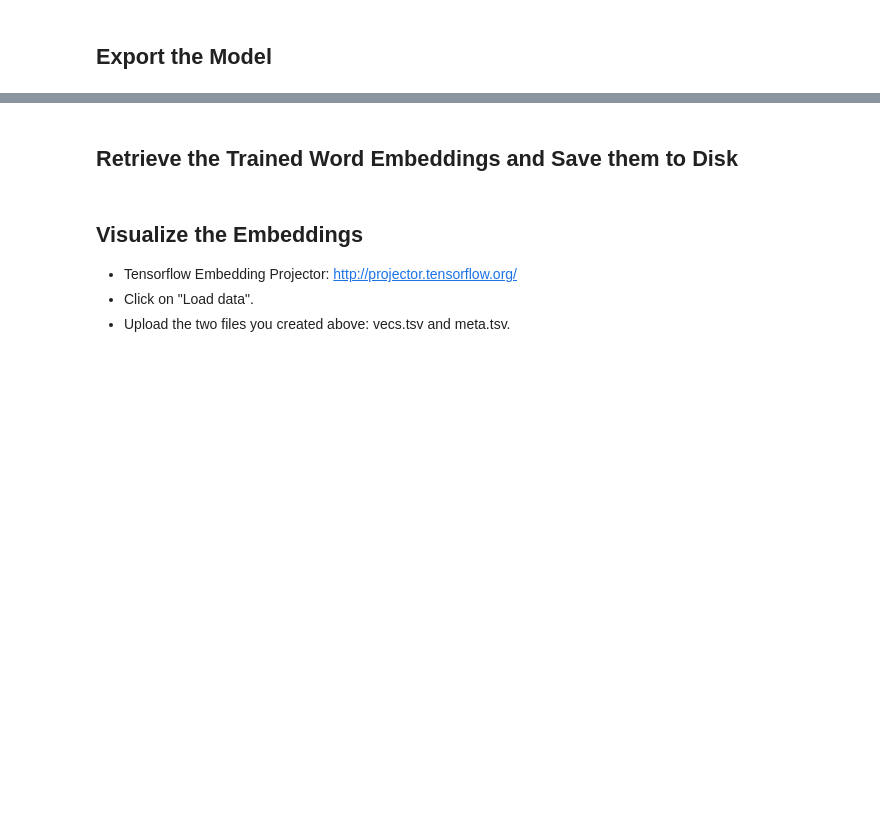
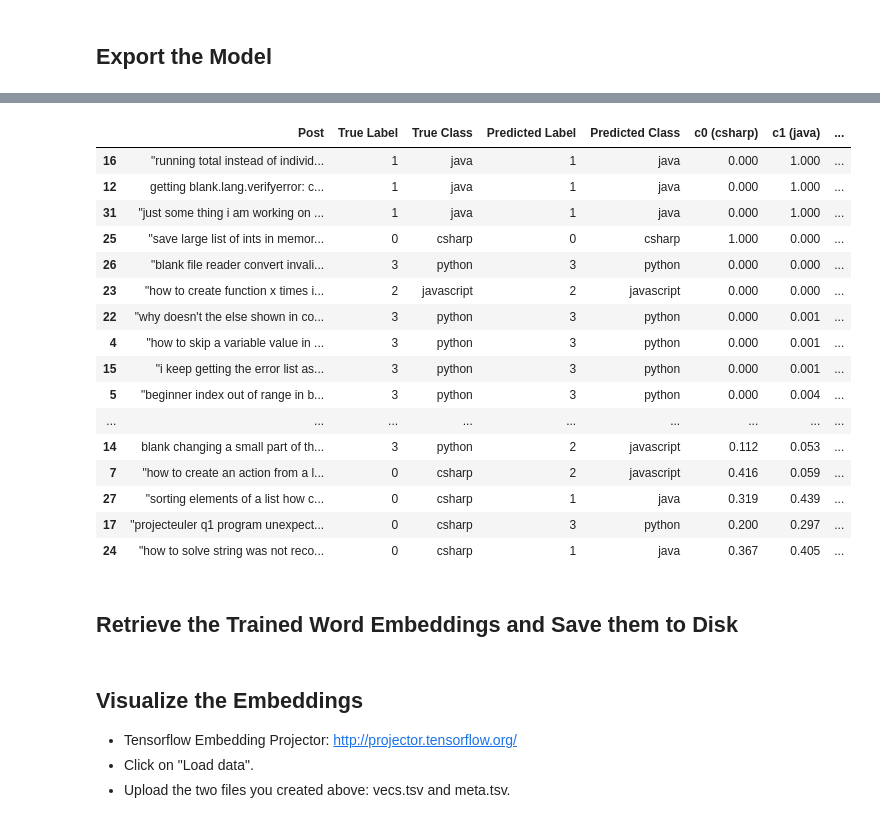
Before and after one commit to daddyjab/nlp_explore, a Jupyter notebook: nlp_tf_basic_text_class_multiclass-hpt.ipynb, the cells around one changed output, grey strips where cells are left out. Drawn from its saved outputs; the diff is of its cells as text; code cells hidden in the pictures; blank space fills up the shorter version.

```diff
--- a/nlp_tf_basic_text_class_multiclass-hpt.ipynb
+++ b/nlp_tf_basic_text_class_multiclass-hpt.ipynb
@@ -271,14 +284,14 @@ Epoch 1/2
 ## Train the Tuned Model
 # %%
 # Stop epochs if validation loss is increasing
-earlystopping_callback = tf.keras.callbacks.EarlyStopping(monitor='val_loss', patience=10)
+earlystopping_callback = tf.keras.callbacks.EarlyStopping(monitor='val_loss', patience=5)
 
 # Train the model with the optimal hyperparameters obtained from the tuner search above
 model = tuner.hypermodel.build(best_hps)
 history = model.fit(
     train_ds,
     validation_data=val_ds,
-    epochs=100,
+    epochs=150,
     callbacks=[tensorboard_callback, earlystopping_callback]
     )
 
@@ -289,7 +320,7 @@ print('Best epoch: %d' % (best_epoch,))
 # Reinstantiate and retrain the model with the
 # optimal hyperparameters and optimal number of epochs determined above
 hypermodel = tuner.hypermodel.build(best_hps)
-history = model.fit(
+history = hypermodel.fit(
     train_ds,
     validation_data=val_ds,
     epochs=best_epoch,
@@ -338,28 +415,46 @@ print(accuracy)
 # %%
 # Some test examples
-n_examples = 16
+n_examples = 32
 examples_np = [ x for x in raw_test_ds.take(n_examples).as_numpy_iterator() ]
 examples = [ x[0][0].decode() for x in examples_np ]
 true_labels = [ x[1][0] for x in examples_np ]
 true_classes = [ raw_train_ds.class_names[label] for label in true_labels ]
 
 preds = export_model.predict(examples)
 pred_labels = list(np.argmax(preds, axis=1))
 pred_classes = [ raw_train_ds.class_names[label] for label in pred_labels ]
 r_df = pd.concat([
         pd.DataFrame( {'Post': examples,
                        'True Label': true_labels, 'True Class': true_classes,
                        'Predicted Label': pred_labels, 'Predicted Class': pred_classes
                       }),
         pd.DataFrame( preds, columns=['c0 (csharp)', 'c1 (java)', 'c2 (javascript)', 'c3 (python)'] ),
         pd.DataFrame( np.max(preds, axis=1) / np.mean(preds, axis=1), columns=['max/mean'] )
         ], axis=1 )
 r_df['Prediction Correct'] = r_df['Predicted Label'] == r_df['True Label']
 r_df = r_df[['Post', 'True Label', 'True Class', 'Predicted Label',
        'Predicted Class', 'c0 (csharp)', 'c1 (java)', 'c2 (javascript)',
        'c3 (python)', 'max/mean', 'Prediction Correct']]
 r_df.sort_values(by=['Prediction Correct', 'max/mean'], ascending=[False, False], inplace=True)
 r_df
+# %% [output]
+|  | Post | True Label | True Class | Predicted Label | Predicted Class | c0 (csharp) | c1 (java) | ... |
+| 16 | "running total instead of individ... | 1 | java | 1 | java | 0.000 | 1.000 | ... |
+| 12 | getting blank.lang.verifyerror: c... | 1 | java | 1 | java | 0.000 | 1.000 | ... |
+| 31 | "just some thing i am working on ... | 1 | java | 1 | java | 0.000 | 1.000 | ... |
+| 25 | "save large list of ints in memor... | 0 | csharp | 0 | csharp | 1.000 | 0.000 | ... |
+| 26 | "blank file reader convert invali... | 3 | python | 3 | python | 0.000 | 0.000 | ... |
+| 23 | "how to create function x times i... | 2 | javascript | 2 | javascript | 0.000 | 0.000 | ... |
+| 22 | "why doesn't the else shown in co... | 3 | python | 3 | python | 0.000 | 0.001 | ... |
+| 4 | "how to skip a variable value in ... | 3 | python | 3 | python | 0.000 | 0.001 | ... |
+| 15 | "i keep getting the error list as... | 3 | python | 3 | python | 0.000 | 0.001 | ... |
+| 5 | "beginner index out of range in b... | 3 | python | 3 | python | 0.000 | 0.004 | ... |
+| ... | ... | ... | ... | ... | ... | ... | ... | ... |
+| 14 | blank changing a small part of th... | 3 | python | 2 | javascript | 0.112 | 0.053 | ... |
+| 7 | "how to create an action from a l... | 0 | csharp | 2 | javascript | 0.416 | 0.059 | ... |
+| 27 | "sorting elements of a list how c... | 0 | csharp | 1 | java | 0.319 | 0.439 | ... |
+| 17 | "projecteuler q1 program unexpect... | 0 | csharp | 3 | python | 0.200 | 0.297 | ... |
+| 24 | "how to solve string was not reco... | 0 | csharp | 1 | java | 0.367 | 0.405 | ... |
 # %% [markdown]
 ## Retrieve the Trained Word Embeddings and Save them to Disk
 # %%
```
Also changed, not shown: parts of 9 cells of this notebook.
